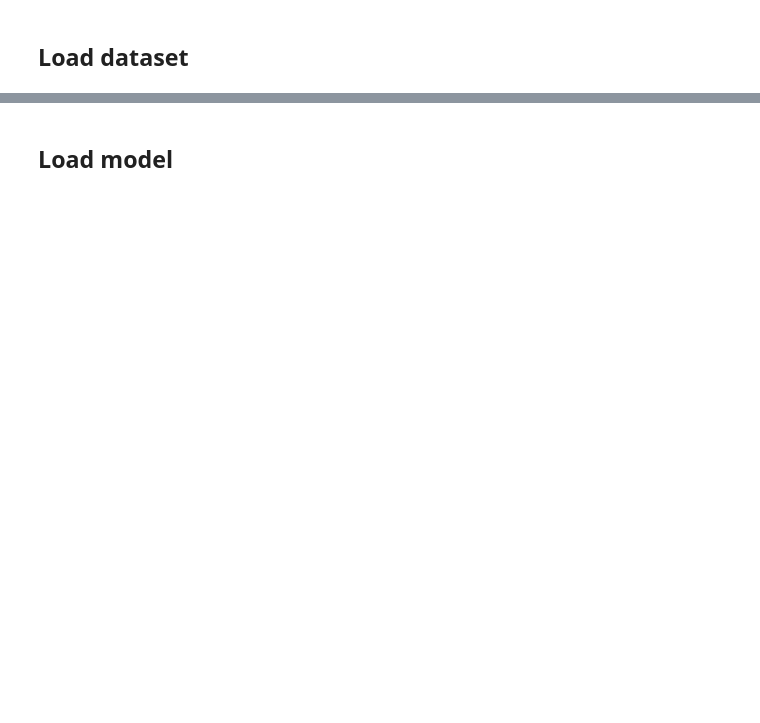
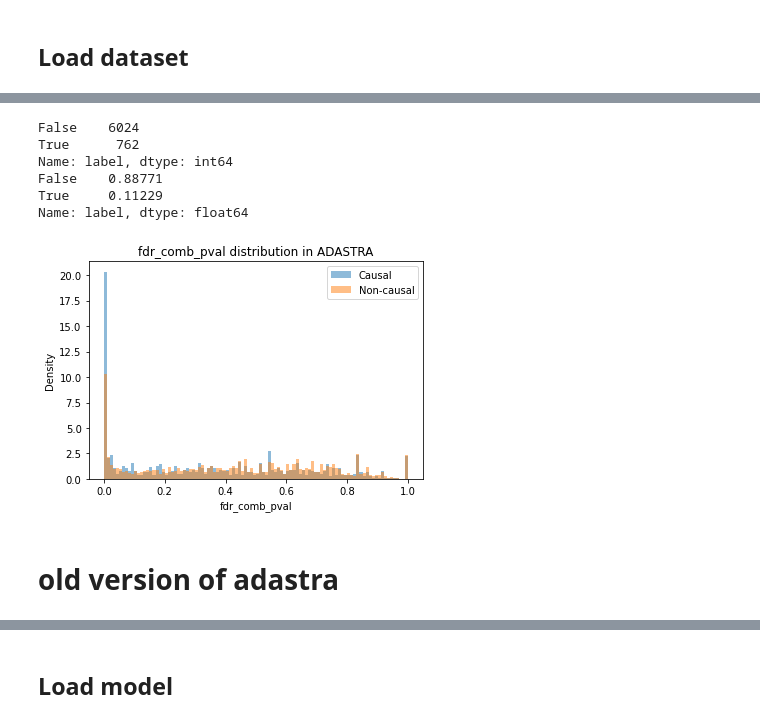
Before and after one commit to minjaf/TraitGym, a Jupyter notebook: TraitGym.ipynb, the cells around one changed output, grey strips where cells are left out. Cells and saved outputs as stored; diff of their text form; code cells hidden in the pictures; blank space fills up the shorter version.

```diff
--- a/TraitGym.ipynb
+++ b/TraitGym.ipynb
@@ -87,0 +296,20 @@ V
+# %%
+tqdm.pandas()
+# adastra_all = adastra_all.iloc[:100]
+adastra_all["ASEdiff"] = abs(adastra_all["es_mean_ref"] - adastra_all["es_mean_alt"])
+adastra_all[["comb_es","fdr_comb_pval", "ASE_best_allele_source"]] = adastra_all.progress_apply(
+	lambda x: pd.Series({"comb_es":x["es_mean_ref"], "fdr_comb_pval":x["fdrp_bh_ref"], "ASE_best_allele_source":"ref"}) \
+		if x["fdrp_bh_ref"] < x["fdrp_bh_alt"] else \
+			pd.Series({"comb_es":x["es_mean_alt"], "fdr_comb_pval":x["fdrp_bh_alt"], "ASE_best_allele_source":"alt"}), axis=1
+)
+# %%
+field =  "fdr_comb_pval" #"comb_es" #"max_cover" #"fdr_comb_pval" #"comb_es"
+higher_is_better = False
+
+	# query("fdr_comb_pval < 0.05").\
+
+subset = adastra_all.\
+	sort_values(by=["chr", "start", "end", "alt", field], ascending=[True, True, True, True, not higher_is_better]).\
+	drop_duplicates(subset=["chr","start","end","alt"], keep="first")
+
+subset.head()
@@ -87,0 +324,26 @@ V
+# %%
+print(subset["label"].value_counts())
+print(subset["label"].value_counts(normalize=True))
+# %% [output]
+False    6024
+True      762
+Name: label, dtype: int64
+False    0.88771
+True     0.11229
+Name: label, dtype: float64
+# %%
+# if field == "fdr_comb_pval":
+# 	subset["fdr_comb_pval"] = subset["fdr_comb_pval"].clip(lower=0.5)
+
+plt.hist(subset.query("label == True")[field], density=True, bins=100, label="Causal", alpha=0.5)
+plt.hist(subset.query("label == False")[field], density=True, bins=100, label="Non-causal", alpha=0.5)
+plt.xlabel(field)
+plt.ylabel("Density")
+# plt.xscale("log")
+plt.title(f"{field} distribution in ADASTRA")
+plt.legend()
+plt.show()
+# %% [output]
+[figure, added]
+# %% [markdown]
+# old version of adastra
```
Also changed, not shown: parts of 53 cells of this notebook, 9 other files.
